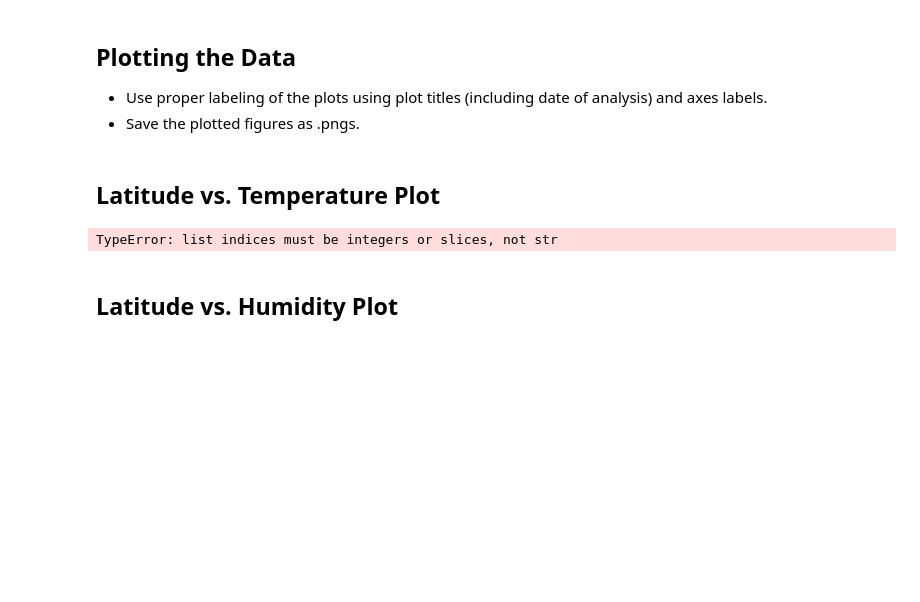
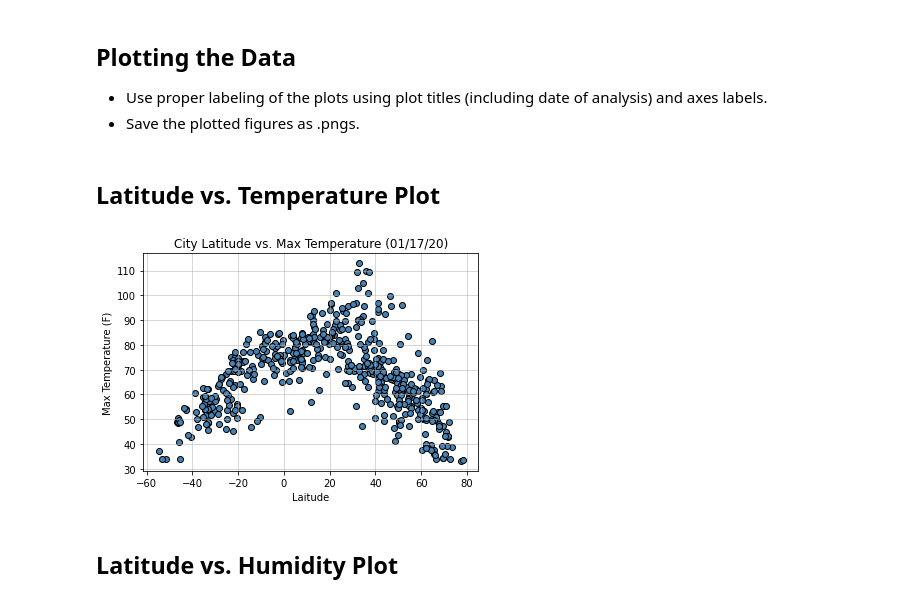
Before and after one commit to trevf002/python-api-challenge, a Jupyter notebook: WeatherPy/WeatherPy.ipynb, the cells around one changed output. Saved outputs shown, nothing was run; the diff lists cells and outputs as text; code cells hidden in the pictures; blank space fills up the shorter version.

```diff
--- a/WeatherPy/WeatherPy.ipynb
+++ b/WeatherPy/WeatherPy.ipynb
@@ -188,24 +177,14 @@ city_df.loc[city_df["humidity"] > 100]
 ## Latitude vs. Temperature Plot
 # %%
 # Create Latitude vs. Temperature Plot scatter plot
-plt.scatter(weather_list["Lat_List"], weather_list["Max_Temp_List"], facecolor = "steelblue", edgecolor = "black")
-
-# Set title
+plt.scatter(city_df["Lat_List"], city_df["Max_Temp_List"], facecolor = "steelblue", edgecolor = "black")
 plt.title("City Latitude vs. Max Temperature (01/17/20)")
-
-# Set x axis label
 plt.xlabel("Laitude")
-
-# Set y axis label
 plt.ylabel("Max Temperature (F)")
-
-# Set grid line
 plt.grid(linestyle='-', linewidth=1, alpha = 0.5)
-
-# Save the plotted figure as .pngs
 plt.savefig("../Images/City Latitude vs Max Temperature.png")
 # %% [output]
-TypeError: list indices must be integers or slices, not str
+[figure, added]
 # %% [markdown]
 ## Latitude vs. Humidity Plot
 # %%
```
Also changed, not shown: parts of 20 cells of this notebook, 15 other files.
